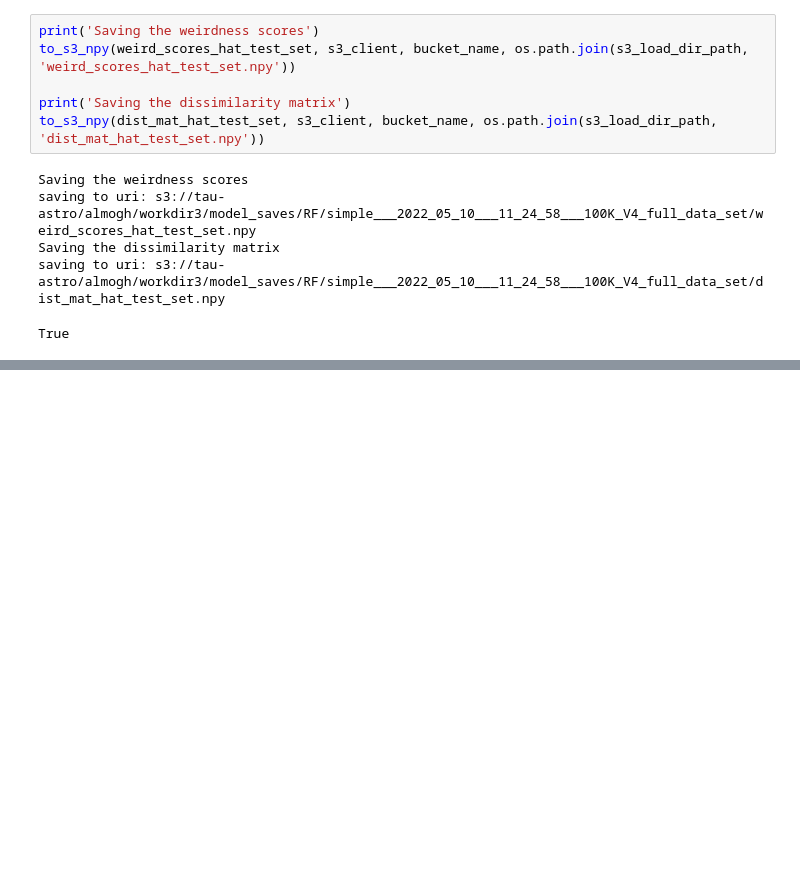
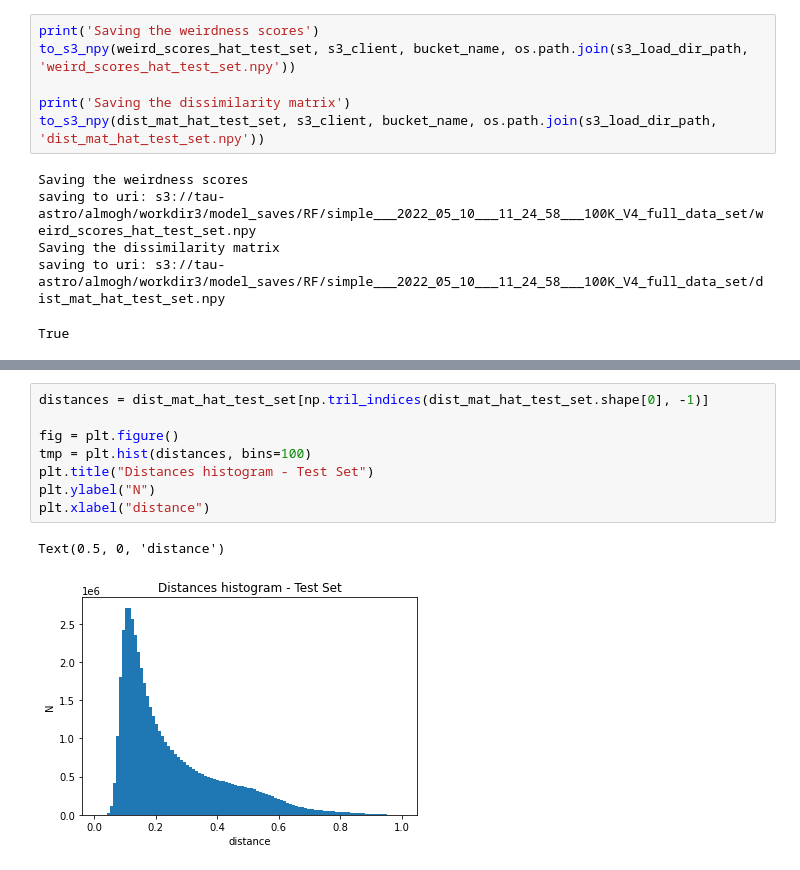
Before and after one commit to almoghershko/thesis, a Jupyter notebook: notebooks/100K/V4/infer_largeRF_100K_V4_test_set.ipynb, the cells around one changed output, grey strips where cells are left out. Cells and saved outputs as stored; diff of their text form; blank space fills up the shorter version.

```diff
--- a/notebooks/100K/V4/infer_largeRF_100K_V4_test_set.ipynb
+++ b/notebooks/100K/V4/infer_largeRF_100K_V4_test_set.ipynb
@@ -160,0 +206,11 @@ True
+# %%
+distances = dist_mat_hat_test_set[np.tril_indices(dist_mat_hat_test_set.shape[0], -1)]
+
+fig = plt.figure()
+tmp = plt.hist(distances, bins=100)
+plt.title("Distances histogram - Test Set")
+plt.ylabel("N")
+plt.xlabel("distance")
+# %% [output]
+Text(0.5, 0, 'distance')
+[figure, added]
```
Also changed, not shown: parts of 12 cells of this notebook, 1 other file.
